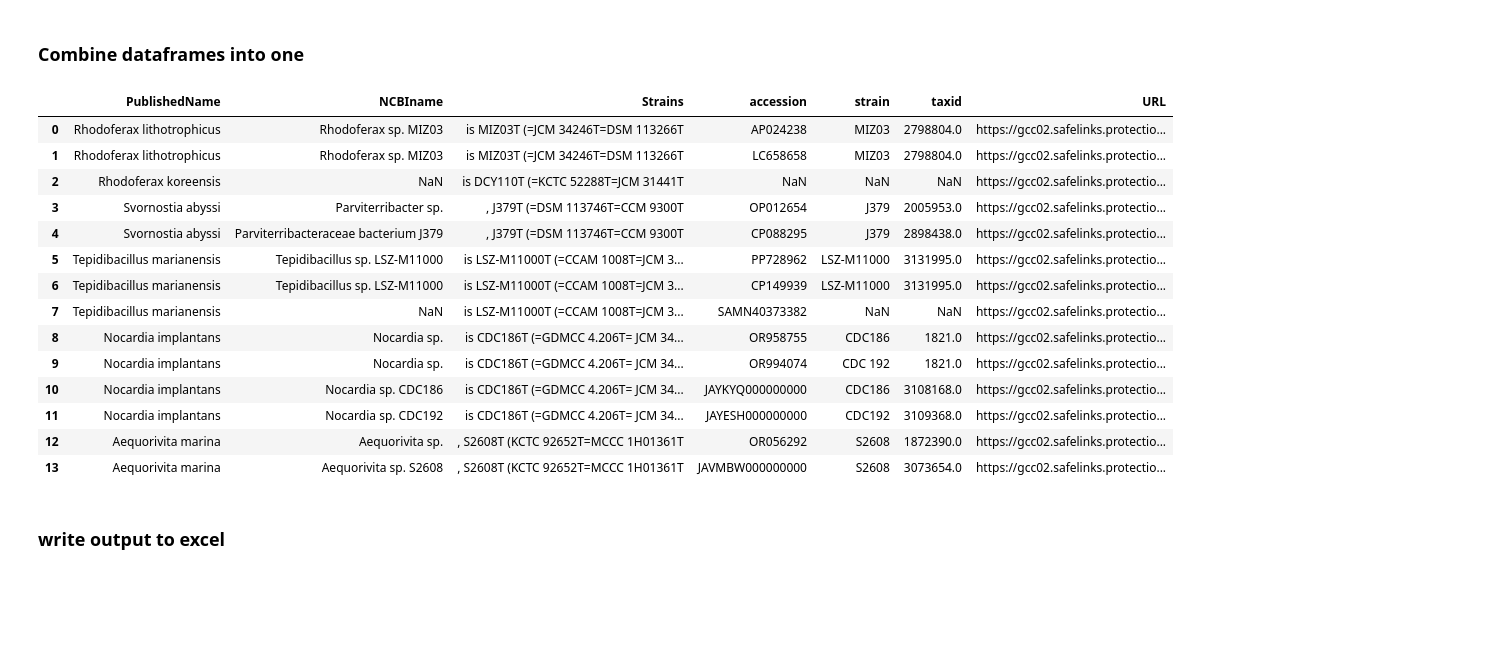
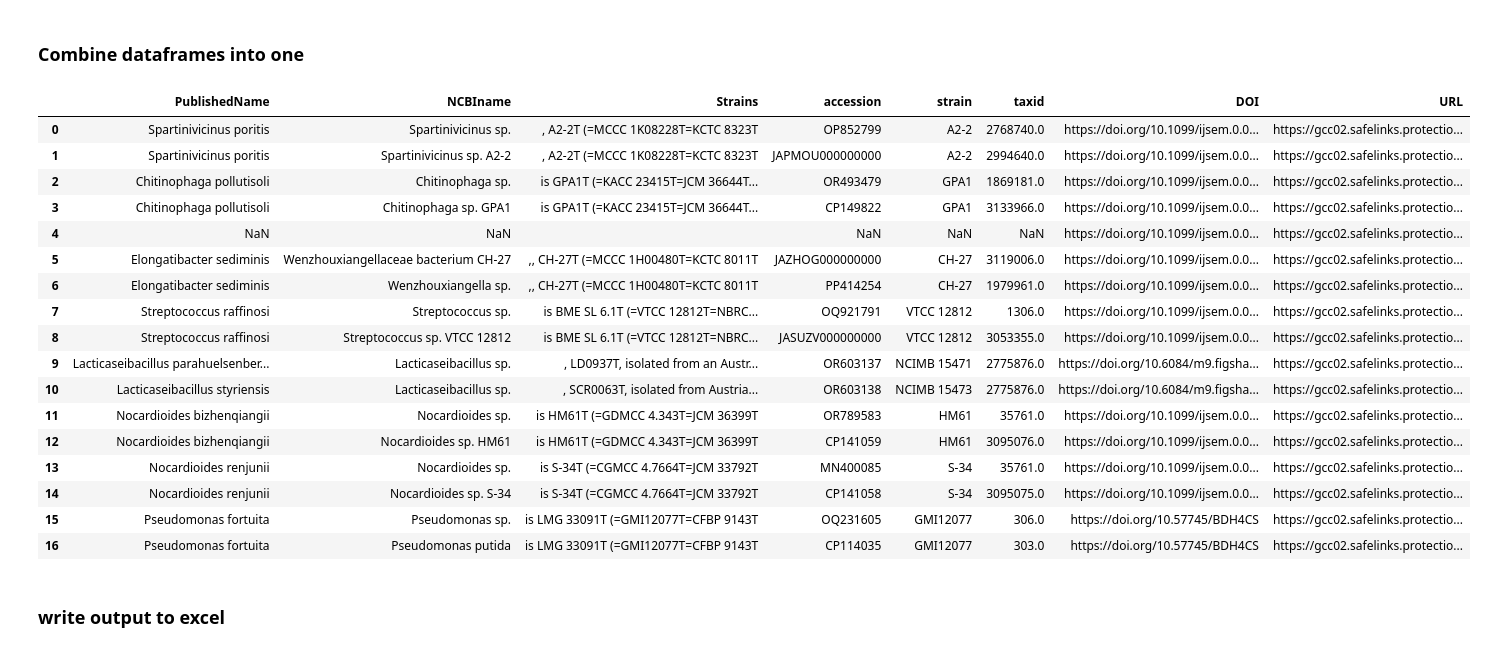
Before and after one commit to mcveigh-h16/IJSEM-webscraper, a Jupyter notebook: selenium_webscraper-ver2.ipynb, the cells around one changed output. Cells and saved outputs as stored; diff of their text form; code cells hidden in the pictures; blank space fills up the shorter version.

```diff
--- a/selenium_webscraper-ver2.ipynb
+++ b/selenium_webscraper-ver2.ipynb
@@ -29,5 +30,5 @@ urls = ['https://www.microbiologyresearch.org/content/journal/ijsem/10.1099/ijse
 # %%
-input = (r'IJSEMemail4.htm')
+input = (r'IJSEMemail5.htm')
 # %%
 #with open ('IJSEMemail1.htm', encoding = 'unicode_escape') as f:
 with open (input, encoding = 'unicode_escape') as f:
@@ -130,12 +138,13 @@ def scrape_with_beautifulsoup(url):
 # %% [markdown]
 ### Main body
 # %%
-pub_df = pd.DataFrame(columns=['PublishedName', 'Accessions', 'Strains','URL'])
+pub_df = pd.DataFrame(columns=['PublishedName', 'Accessions', 'Strains', 'DOI', 'URL'])
 pd.set_option('display.max_columns', None)
 for url in urls:
     counter = 1
     strains = []
     accessions = []
+    doi = []
     description = None
     #scrape_with_selenium(url, counter)
     scrape_with_beautifulsoup(url)
@@ -153,6 +162,10 @@ for url in urls:
         #print(element.text)
         title = element.text
         print(title)
+
+    for element in driver.find_elements(By.PARTIAL_LINK_TEXT, "doi.org"):
+        doi = element.text
+        print(doi)
 
     for element in driver.find_elements(By.CSS_SELECTOR, "div.tl-main-part.title"): #finds section headers
         #print(element.text)
@@ -190,7 +203,7 @@ for url in urls:
                     print('strain names', strains)
 
                 #load data into pandas dataframe
-                row_data = [orgname, accessions, strains, url]
+                row_data = [orgname, accessions, strains, doi, url]
                 length = len(pub_df)
                 pub_df.loc[length] = row_data
             print('BREAK')
@@ -363,24 +397,27 @@ srcchk_df
 ### Combine dataframes into one
 # %%
 combine_df=pd.merge(left=pub4_df, right=srcchk_df, left_on='accession', right_on='accession', how = 'outer')
-combine_df = combine_df[['PublishedName', 'NCBIname', 'Strains', 'accession', 'strain', 'taxid', 'URL' ]]
+combine_df = combine_df[['PublishedName', 'NCBIname', 'Strains', 'accession', 'strain', 'taxid', 'DOI', 'URL' ]]
 combine_df
 # %% [output]
-|  | PublishedName | NCBIname | Strains | accession | strain | taxid | URL |
-| 0 | Rhodoferax lithotrophicus | Rhodoferax sp. MIZ03 | is MIZ03T (=JCM 34246T=DSM 113266T | AP024238 | MIZ03 | 2798804.0 | https://gcc02.safelinks.protectio... |
-| 1 | Rhodoferax lithotrophicus | Rhodoferax sp. MIZ03 | is MIZ03T (=JCM 34246T=DSM 113266T | LC658658 | MIZ03 | 2798804.0 | https://gcc02.safelinks.protectio... |
-| 2 | Rhodoferax koreensis | NaN | is DCY110T (=KCTC 52288T=JCM 31441T | NaN | NaN | NaN | https://gcc02.safelinks.protectio... |
-| 3 | Svornostia abyssi | Parviterribacter sp. | , J379T (=DSM 113746T=CCM 9300T | OP012654 | J379 | 2005953.0 | https://gcc02.safelinks.protectio... |
-| 4 | Svornostia abyssi | Parviterribacteraceae bacterium J379 | , J379T (=DSM 113746T=CCM 9300T | CP088295 | J379 | 2898438.0 | https://gcc02.safelinks.protectio... |
-| 5 | Tepidibacillus marianensis | Tepidibacillus sp. LSZ-M11000 | is LSZ-M11000T (=CCAM 1008T=JCM 3... | PP728962 | LSZ-M11000 | 3131995.0 | https://gcc02.safelinks.protectio... |
-| 6 | Tepidibacillus marianensis | Tepidibacillus sp. LSZ-M11000 | is LSZ-M11000T (=CCAM 1008T=JCM 3... | CP149939 | LSZ-M11000 | 3131995.0 | https://gcc02.safelinks.protectio... |
-| 7 | Tepidibacillus marianensis | NaN | is LSZ-M11000T (=CCAM 1008T=JCM 3... | SAMN40373382 | NaN | NaN | https://gcc02.safelinks.protectio... |
-| 8 | Nocardia implantans | Nocardia sp. | is CDC186T (=GDMCC 4.206T= JCM 34... | OR958755 | CDC186 | 1821.0 | https://gcc02.safelinks.protectio... |
-| 9 | Nocardia implantans | Nocardia sp. | is CDC186T (=GDMCC 4.206T= JCM 34... | OR994074 | CDC 192 | 1821.0 | https://gcc02.safelinks.protectio... |
-| 10 | Nocardia implantans | Nocardia sp. CDC186 | is CDC186T (=GDMCC 4.206T= JCM 34... | JAYKYQ000000000 | CDC186 | 3108168.0 | https://gcc02.safelinks.protectio... |
-| 11 | Nocardia implantans | Nocardia sp. CDC192 | is CDC186T (=GDMCC 4.206T= JCM 34... | JAYESH000000000 | CDC192 | 3109368.0 | https://gcc02.safelinks.protectio... |
-| 12 | Aequorivita marina | Aequorivita sp. | , S2608T (KCTC 92652T=MCCC 1H01361T | OR056292 | S2608 | 1872390.0 | https://gcc02.safelinks.protectio... |
-| 13 | Aequorivita marina | Aequorivita sp. S2608 | , S2608T (KCTC 92652T=MCCC 1H01361T | JAVMBW000000000 | S2608 | 3073654.0 | https://gcc02.safelinks.protectio... |
+|  | PublishedName | NCBIname | Strains | accession | strain | taxid | DOI | URL |
+| 0 | Spartinivicinus poritis | Spartinivicinus sp. | , A2-2T (=MCCC 1K08228T=KCTC 8323T | OP852799 | A2-2 | 2768740.0 | https://doi.org/10.1099/ijsem.0.0... | https://gcc02.safelinks.protectio... |
+| 1 | Spartinivicinus poritis | Spartinivicinus sp. A2-2 | , A2-2T (=MCCC 1K08228T=KCTC 8323T | JAPMOU000000000 | A2-2 | 2994640.0 | https://doi.org/10.1099/ijsem.0.0... | https://gcc02.safelinks.protectio... |
+| 2 | Chitinophaga pollutisoli | Chitinophaga sp. | is GPA1T (=KACC 23415T=JCM 36644T... | OR493479 | GPA1 | 1869181.0 | https://doi.org/10.1099/ijsem.0.0... | https://gcc02.safelinks.protectio... |
+| 3 | Chitinophaga pollutisoli | Chitinophaga sp. GPA1 | is GPA1T (=KACC 23415T=JCM 36644T... | CP149822 | GPA1 | 3133966.0 | https://doi.org/10.1099/ijsem.0.0... | https://gcc02.safelinks.protectio... |
+| 4 | NaN | NaN |  | NaN | NaN | NaN | https://doi.org/10.1099/ijsem.0.0... | https://gcc02.safelinks.protectio... |
+| 5 | Elongatibacter sediminis | Wenzhouxiangellaceae bacterium CH-27 | ,, CH-27T (=MCCC 1H00480T=KCTC 8011T | JAZHOG000000000 | CH-27 | 3119006.0 | https://doi.org/10.1099/ijsem.0.0... | https://gcc02.safelinks.protectio... |
+| 6 | Elongatibacter sediminis | Wenzhouxiangella sp. | ,, CH-27T (=MCCC 1H00480T=KCTC 8011T | PP414254 | CH-27 | 1979961.0 | https://doi.org/10.1099/ijsem.0.0... | https://gcc02.safelinks.protectio... |
+| 7 | Streptococcus raffinosi | Streptococcus sp. | is BME SL 6.1T (=VTCC 12812T=NBRC... | OQ921791 | VTCC 12812 | 1306.0 | https://doi.org/10.1099/ijsem.0.0... | https://gcc02.safelinks.protectio... |
+| 8 | Streptococcus raffinosi | Streptococcus sp. VTCC 12812 | is BME SL 6.1T (=VTCC 12812T=NBRC... | JASUZV000000000 | VTCC 12812 | 3053355.0 | https://doi.org/10.1099/ijsem.0.0... | https://gcc02.safelinks.protectio... |
+| 9 | Lacticaseibacillus parahuelsenber... | Lacticaseibacillus sp. | , LD0937T, isolated from an Austr... | OR603137 | NCIMB 15471 | 2775876.0 | https://doi.org/10.6084/m9.figsha... | https://gcc02.safelinks.protectio... |
+| 10 | Lacticaseibacillus styriensis | Lacticaseibacillus sp. | , SCR0063T, isolated from Austria... | OR603138 | NCIMB 15473 | 2775876.0 | https://doi.org/10.6084/m9.figsha... | https://gcc02.safelinks.protectio... |
+| 11 | Nocardioides bizhenqiangii | Nocardioides sp. | is HM61T (=GDMCC 4.343T=JCM 36399T | OR789583 | HM61 | 35761.0 | https://doi.org/10.1099/ijsem.0.0... | https://gcc02.safelinks.protectio... |
+| 12 | Nocardioides bizhenqiangii | Nocardioides sp. HM61 | is HM61T (=GDMCC 4.343T=JCM 36399T | CP141059 | HM61 | 3095076.0 | https://doi.org/10.1099/ijsem.0.0... | https://gcc02.safelinks.protectio... |
+| 13 | Nocardioides renjunii | Nocardioides sp. | is S-34T (=CGMCC 4.7664T=JCM 33792T | MN400085 | S-34 | 35761.0 | https://doi.org/10.1099/ijsem.0.0... | https://gcc02.safelinks.protectio... |
+| 14 | Nocardioides renjunii | Nocardioides sp. S-34 | is S-34T (=CGMCC 4.7664T=JCM 33792T | CP141058 | S-34 | 3095075.0 | https://doi.org/10.1099/ijsem.0.0... | https://gcc02.safelinks.protectio... |
+| 15 | Pseudomonas fortuita | Pseudomonas sp. | is LMG 33091T (=GMI12077T=CFBP 9143T | OQ231605 | GMI12077 | 306.0 | https://doi.org/10.57745/BDH4CS | https://gcc02.safelinks.protectio... |
+| 16 | Pseudomonas fortuita | Pseudomonas putida | is LMG 33091T (=GMI12077T=CFBP 9143T | CP114035 | GMI12077 | 303.0 | https://doi.org/10.57745/BDH4CS | https://gcc02.safelinks.protectio... |
 # %% [markdown]
 ### write output to excel
 # %%
```
Also changed, not shown: parts of 16 cells of this notebook.
